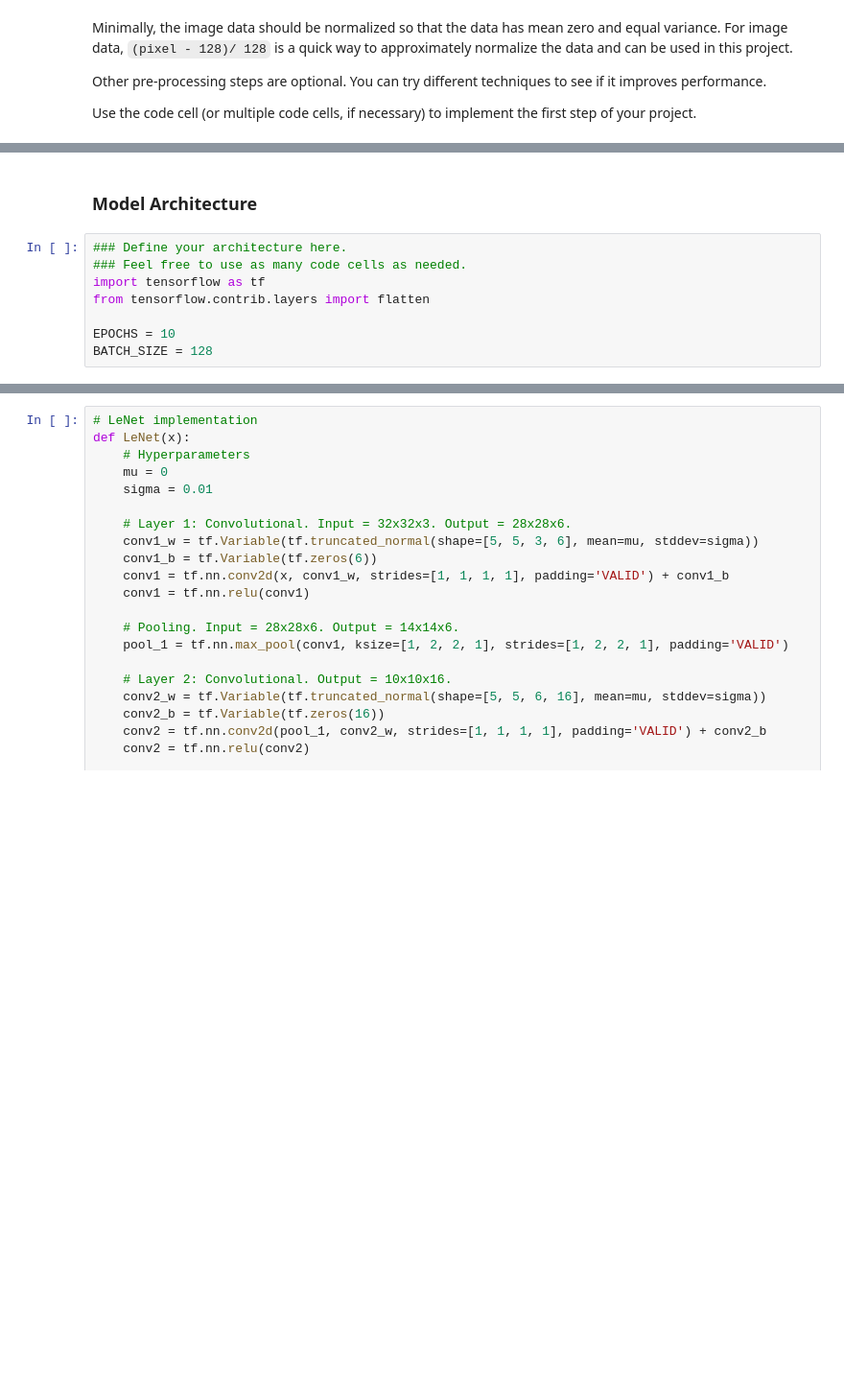
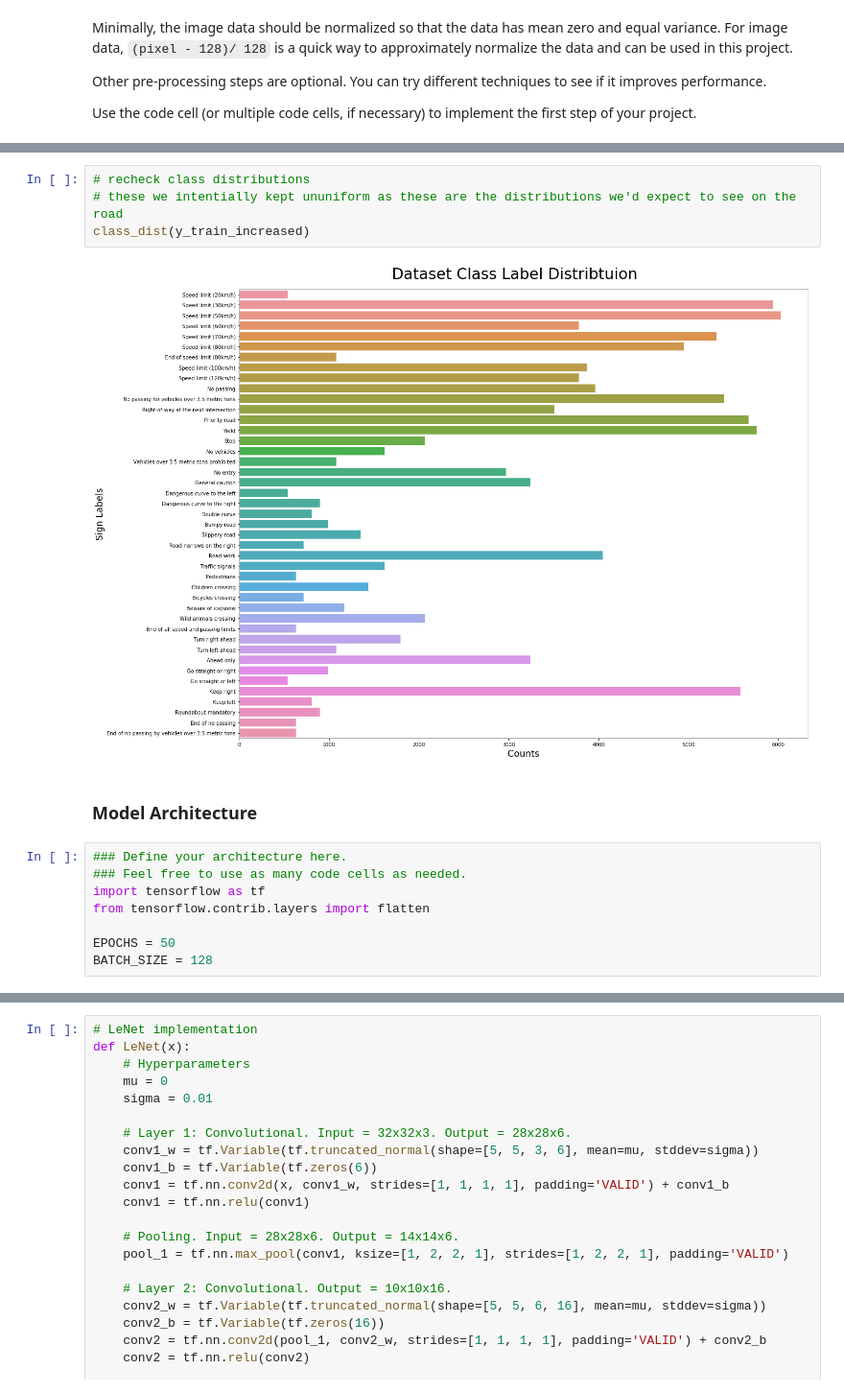
Before and after one commit to todddangerfarr/sdcnd_p2_traffic_sign_classifier, a Jupyter notebook: Traffic_Sign_Classifier.ipynb, the cells around one changed output, grey strips where cells are left out. Shown: that part at 96% size. Drawn from its saved outputs; the diff is of its cells as text; blank space fills up the shorter version.

```diff
--- a/Traffic_Sign_Classifier.ipynb
+++ b/Traffic_Sign_Classifier.ipynb
@@ -226,3 +410,9 @@ axes[2].imshow(scale(test))
+# %%
+# recheck class distributions
+# these we intentially kept ununiform as these are the distributions we'd expect to see on the road
+class_dist(y_train_increased)
+# %% [output]
+[figure, added]
 # %% [markdown]
 ### Model Architecture
 # %%
@@ -231,7 +421,7 @@ axes[2].imshow(scale(test))
 import tensorflow as tf
 from tensorflow.contrib.layers import flatten
 
-EPOCHS = 10
+EPOCHS = 50
 BATCH_SIZE = 128
 # %% [markdown]
 # LeNet Architecture (Base Line)
```
Also changed, not shown: parts of 20 cells of this notebook, 13 other files.
